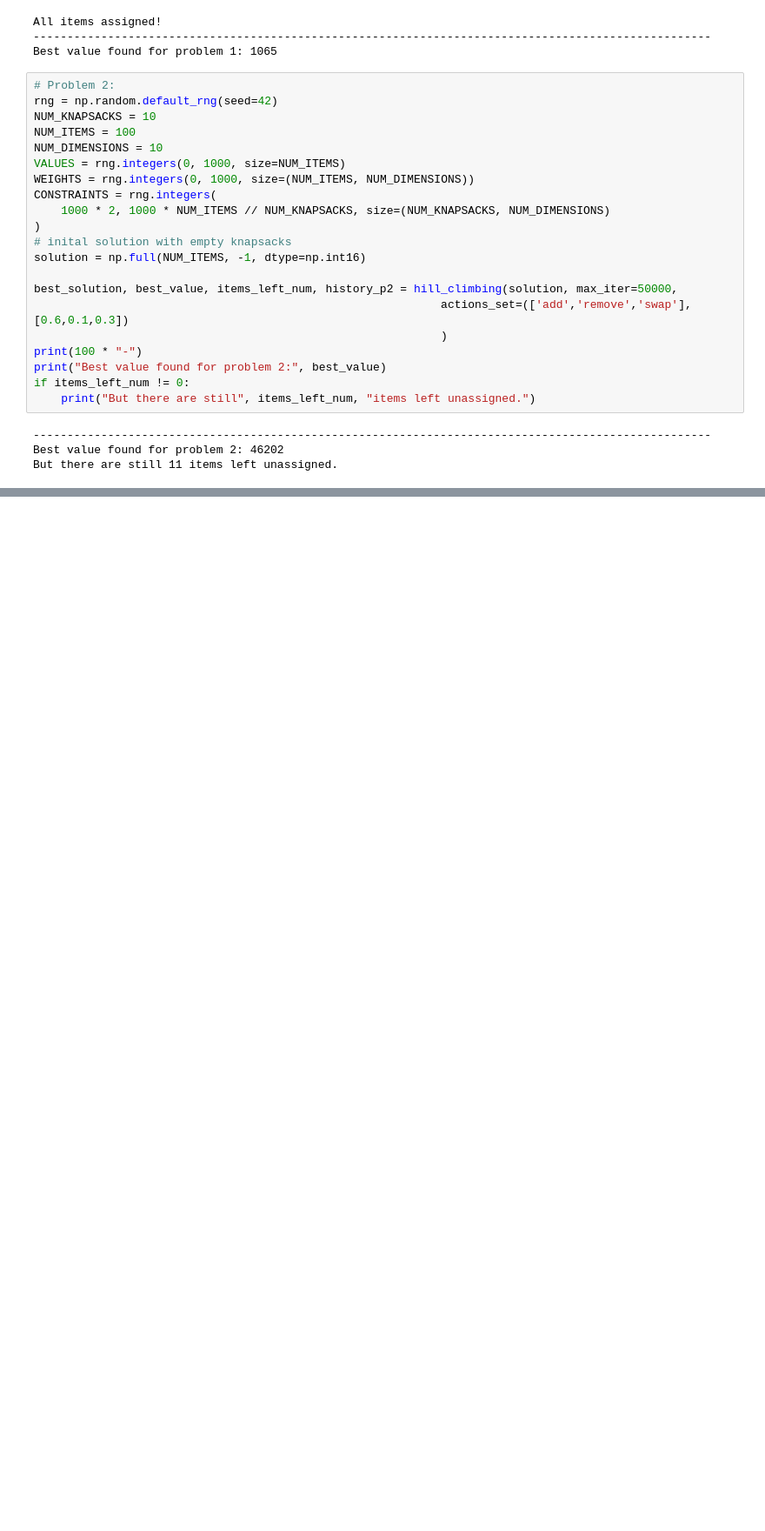
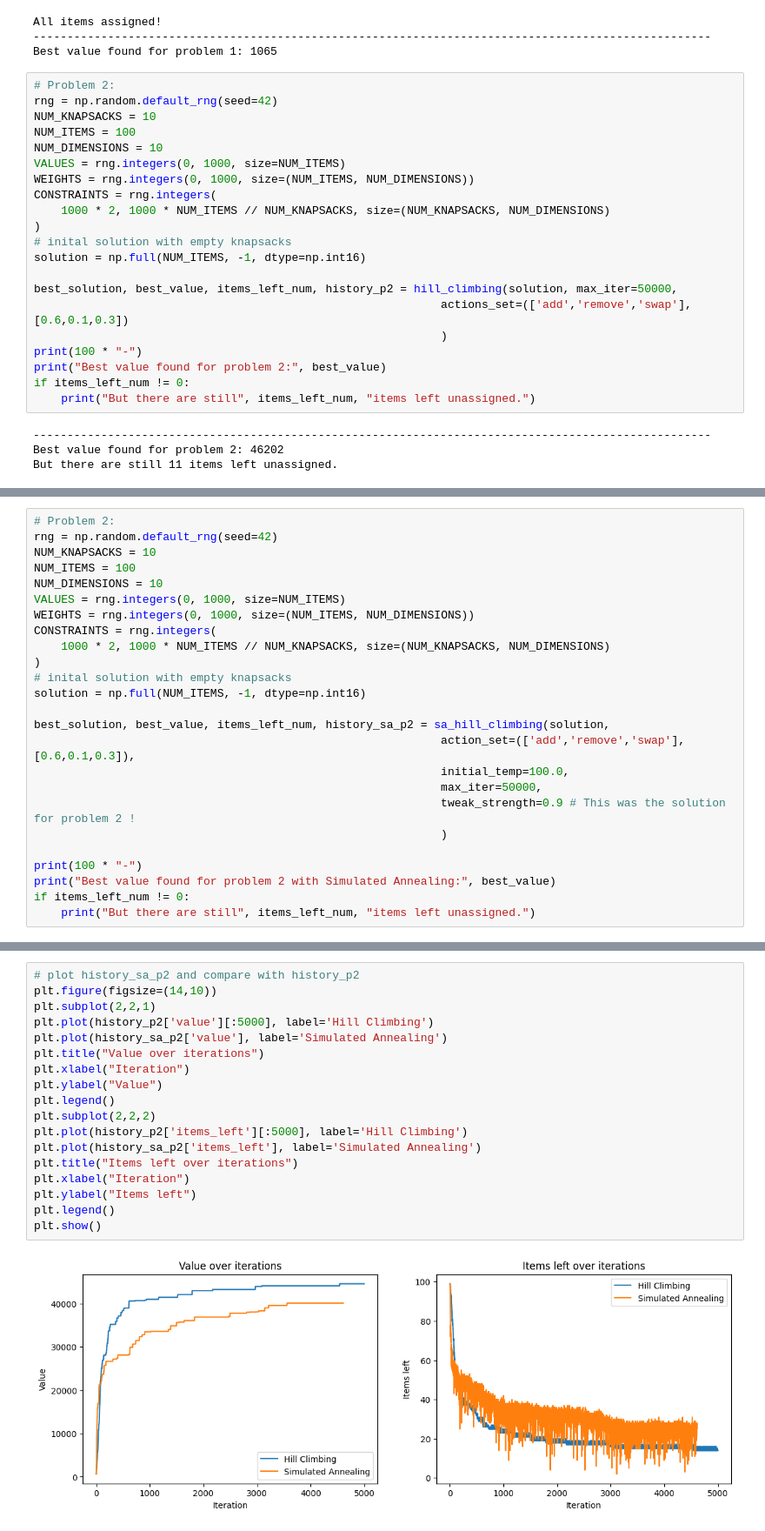
Before and after one commit to MahmoudAMahrous/CI2025_lab1_review_sina, a Jupyter notebook: knapsak.ipynb, the cells around one changed output, grey strips where cells are left out. Shown at 87% size. Cells and saved outputs as stored; diff of their text form; blank space fills up the shorter version.

```diff
--- a/knapsak.ipynb
+++ b/knapsak.ipynb
@@ -527,0 +739,25 @@ plt.show()
+# %%
+# Problem 2:
+rng = np.random.default_rng(seed=42)
+NUM_KNAPSACKS = 10
+NUM_ITEMS = 100
+NUM_DIMENSIONS = 10
+VALUES = rng.integers(0, 1000, size=NUM_ITEMS)
+WEIGHTS = rng.integers(0, 1000, size=(NUM_ITEMS, NUM_DIMENSIONS))
+CONSTRAINTS = rng.integers(
+    1000 * 2, 1000 * NUM_ITEMS // NUM_KNAPSACKS, size=(NUM_KNAPSACKS, NUM_DIMENSIONS)
+)
+# inital solution with empty knapsacks
+solution = np.full(NUM_ITEMS, -1, dtype=np.int16)
+
+best_solution, best_value, items_left_num, history_sa_p2 = sa_hill_climbing(solution,
+                                                            action_set=(['add','remove','swap'], [0.6,0.1,0.3]),
+                                                            initial_temp=100.0,
+                                                            max_iter=50000,
+                                                            tweak_strength=0.9 # This was the solution for problem 2 !
+                                                            )
+
+print(100 * "-")
+print("Best value found for problem 2 with Simulated Annealing:", best_value)
+if items_left_num != 0:
+    print("But there are still", items_left_num, "items left unassigned.")
@@ -527,0 +770,20 @@ plt.show()
+# %%
+# plot history_sa_p2 and compare with history_p2
+plt.figure(figsize=(14,10))
+plt.subplot(2,2,1)
+plt.plot(history_p2['value'][:5000], label='Hill Climbing')
+plt.plot(history_sa_p2['value'], label='Simulated Annealing')
+plt.title("Value over iterations")
+plt.xlabel("Iteration")
+plt.ylabel("Value")
+plt.legend()
+plt.subplot(2,2,2)
+plt.plot(history_p2['items_left'][:5000], label='Hill Climbing')
+plt.plot(history_sa_p2['items_left'], label='Simulated Annealing')
+plt.title("Items left over iterations")
+plt.xlabel("Iteration")
+plt.ylabel("Items left")
+plt.legend()
+plt.show()
+# %% [output]
+[figure, added]
```
Also changed, not shown: parts of 20 cells of this notebook.
